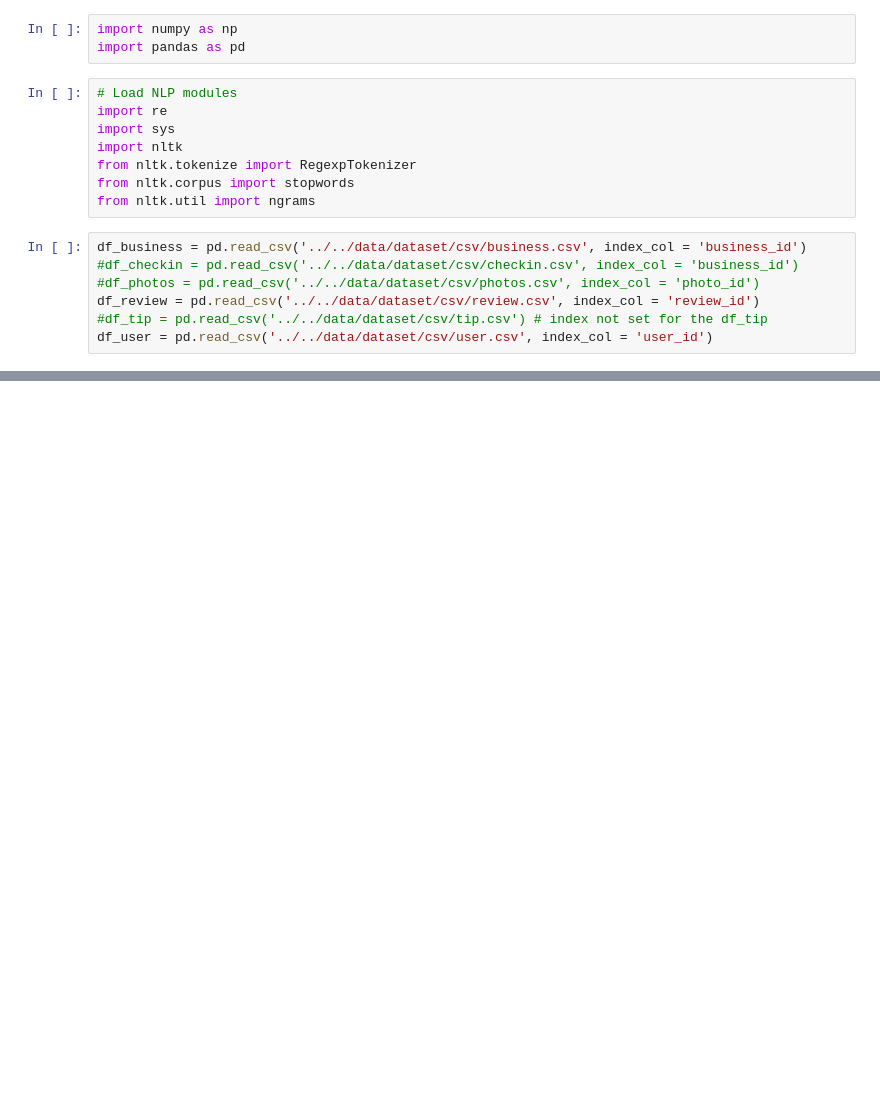
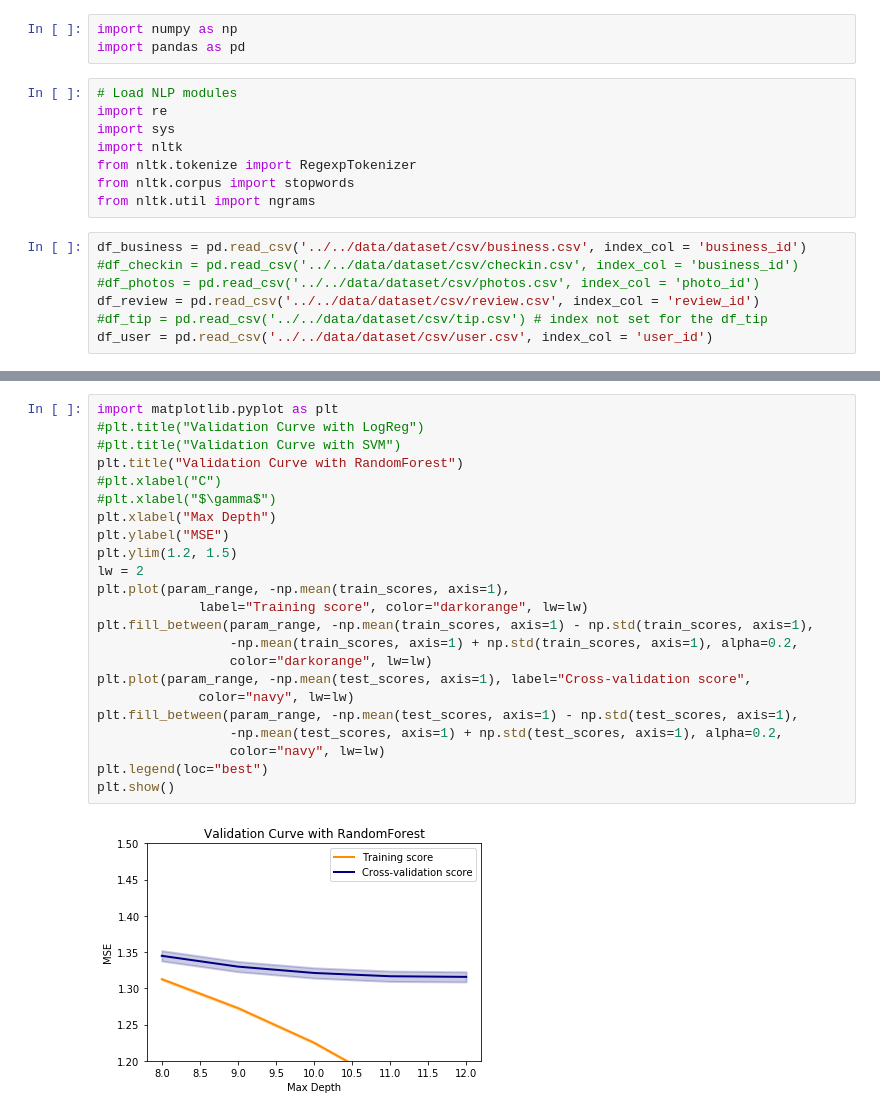
Before and after one commit to weihuacern/YelpDatasetChallenge, a Jupyter notebook: NoteBooks/PredictRateModels.ipynb, the cells around one changed output, grey strips where cells are left out. Saved outputs shown, nothing was run; the diff lists cells and outputs as text; blank space fills up the shorter version.

```diff
--- a/NoteBooks/PredictRateModels.ipynb
+++ b/NoteBooks/PredictRateModels.ipynb
@@ -148,0 +200,25 @@ from sklearn.metrics import roc_auc_score
+# %%
+import matplotlib.pyplot as plt
+#plt.title("Validation Curve with LogReg")
+#plt.title("Validation Curve with SVM")
+plt.title("Validation Curve with RandomForest")
+#plt.xlabel("C")
+#plt.xlabel("$\gamma$")
+plt.xlabel("Max Depth")
+plt.ylabel("MSE")
+plt.ylim(1.2, 1.5)
+lw = 2
+plt.plot(param_range, -np.mean(train_scores, axis=1),
+             label="Training score", color="darkorange", lw=lw)
+plt.fill_between(param_range, -np.mean(train_scores, axis=1) - np.std(train_scores, axis=1),
+                 -np.mean(train_scores, axis=1) + np.std(train_scores, axis=1), alpha=0.2,
+                 color="darkorange", lw=lw)
+plt.plot(param_range, -np.mean(test_scores, axis=1), label="Cross-validation score",
+             color="navy", lw=lw)
+plt.fill_between(param_range, -np.mean(test_scores, axis=1) - np.std(test_scores, axis=1),
+                 -np.mean(test_scores, axis=1) + np.std(test_scores, axis=1), alpha=0.2,
+                 color="navy", lw=lw)
+plt.legend(loc="best")
+plt.show()
+# %% [output]
+[figure, added]
```
Also changed, not shown: parts of 4 cells of this notebook.
